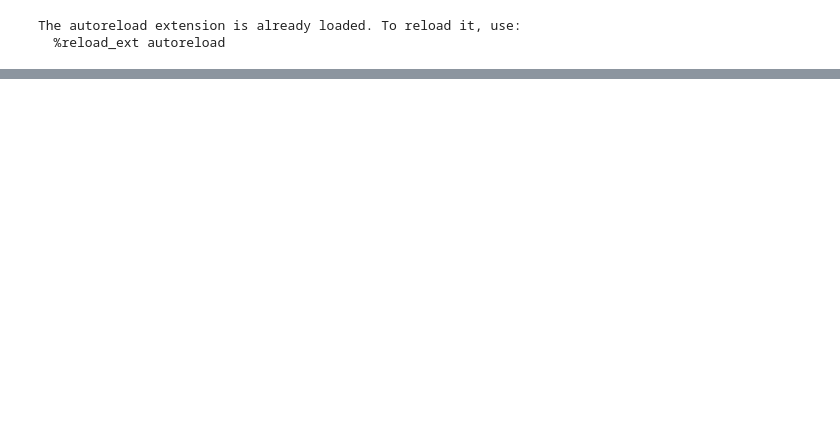
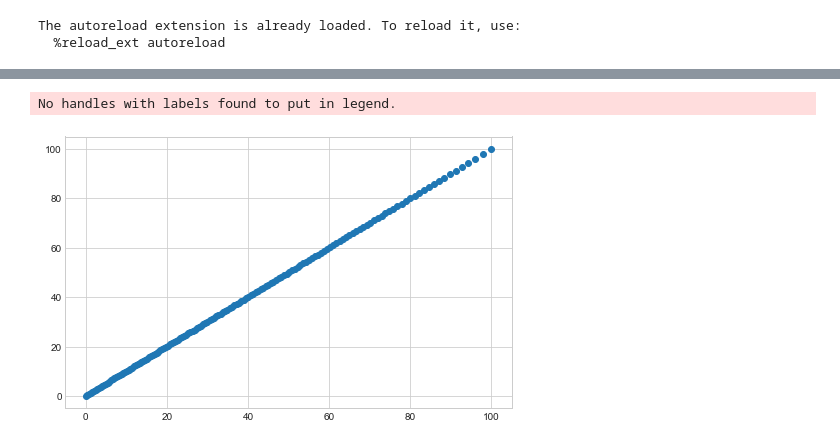
Before and after one commit to HaraldGrevsen/DynamicprogrammingTermpaper, a Jupyter notebook: Harald/Exercise_3_ourmodel.ipynb, the cells around one changed output, grey strips where cells are left out. Saved outputs shown, nothing was run; the diff lists cells and outputs as text; code cells hidden in the pictures; blank space fills up the shorter version.

```diff
--- a/Harald/Exercise_3_ourmodel.ipynb
+++ b/Harald/Exercise_3_ourmodel.ipynb
@@ -12,7 +12,7 @@ import tools
 The autoreload extension is already loaded. To reload it, use:
   %reload_ext autoreload
 # %%
-model = model_dc_ourmodel()
+model = TheModel()
 par   = model.par
 sol   = model.sol
 # %%
@@ -27,0 +28,6 @@ ValueError: setting an array element with a sequence.
+# %%
+#print(f'{par.grid_m}')
+for h in range(3):
+    print(f'h range: {h} (if 0:0, 1:1/2 and 2:1)')
+    print(f'c: {sol.c[par.T-1,h,:]}')
+    print(f'v: {sol.v[par.T-1,h,:]}')
@@ -27,0 +52,12 @@ ValueError: setting an array element with a sequence.
+# %%
+def figure_gridM(m,c):
+    fig = plt.figure(figsize=(8,5))
+    ax = fig.add_subplot(1,1,1)
+    ax.scatter(m,c)
+    plt.legend()
+    plt.show()
+
+figure_gridM(par.grid_m,sol.c[par.T-1,h,:])
+# %% [output]
+No handles with labels found to put in legend.
+[figure, added]
```
Also changed, not shown: parts of 5 cells of this notebook, 2 other files.
